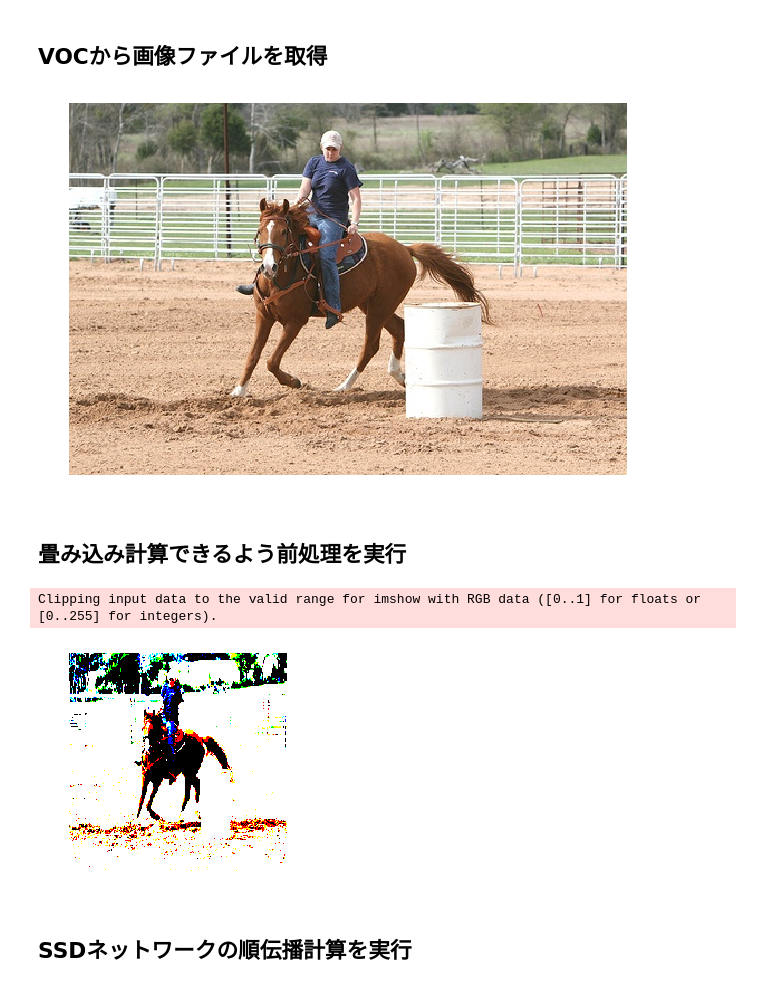
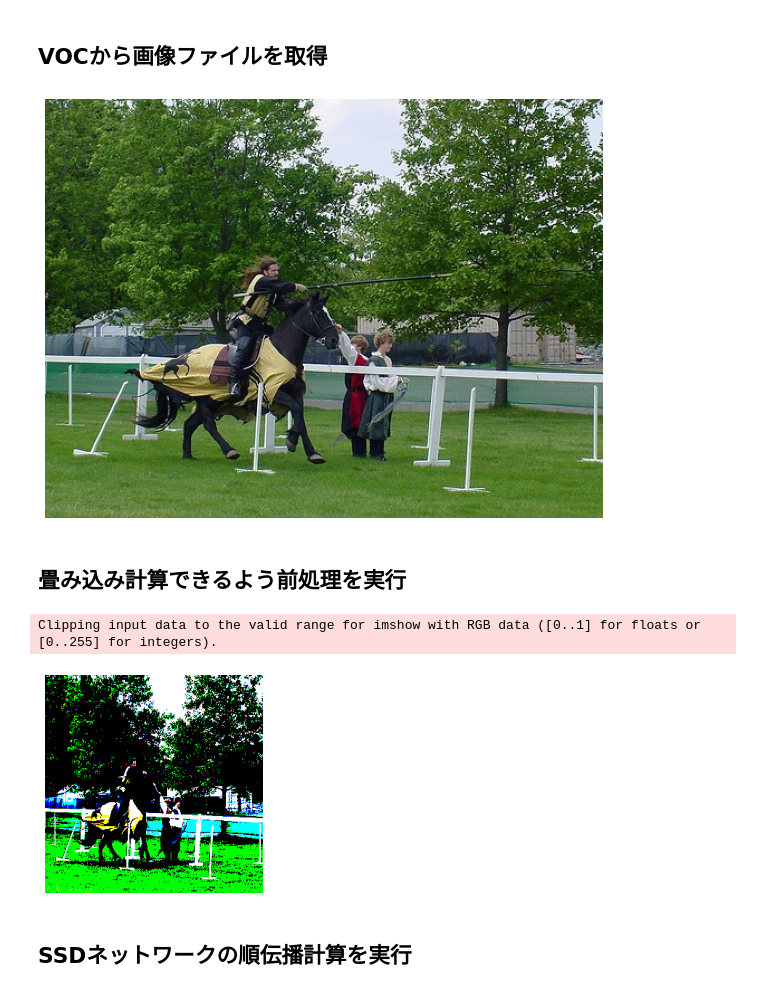
Before and after one commit to miyamotok0105/pytorch_handbook, a Jupyter notebook: chapter7/demo/section7_9.ipynb, the cells around one changed output. Cells and saved outputs as stored; diff of their text form; code cells hidden in the pictures.

```diff
--- a/chapter7/demo/section7_9.ipynb
+++ b/chapter7/demo/section7_9.ipynb
@@ -134,23 +133,26 @@ SSD(
 # %%
 %matplotlib inline
 from matplotlib import pyplot as plt
 
 from data import VOCDetection, VOC_ROOT, VOCAnnotationTransform
 # here we specify year (07 or 12) and dataset ('test', 'val', 'train')
-testset = VOCDetection(VOC_ROOT, [('2007', 'test')], None, VOCAnnotationTransform())
+# 読込み画像ファイルの引数を'test'から'val'に変更
+# 本と同じ画像を表示する場合はsection7_4.ipynbで引数'test'のVOCデータをダウンロードすること
+#testset = VOCDetection(VOC_ROOT, [('2007', 'test')], None, VOCAnnotationTransform())
+testset = VOCDetection(VOC_ROOT, [('2007', 'val')], None, VOCAnnotationTransform())
 # クラスVOCDetectionはindexをキーに画像を取得する
-img_id = 2586
+img_id = 2
 image = testset.pull_image(img_id)
 
 # cv2のチャンネルの順番はBGR（青、緑、赤）なので、RGB（赤、緑、青）に入れ替える
 rgb_image = cv2.cvtColor(image, cv2.COLOR_BGR2RGB)
 # View the sampled input image before transform
 plt.figure(figsize=(10,10))
 plt.imshow(rgb_image)
 plt.axis('off')
 plt.show()
 # %% [output]
-[figure, old version]
+[figure, new version]
 # %% [markdown]
 ## 畳み込み計算できるよう前処理を実行
 # %%
@@ -167,7 +169,7 @@ plt.imshow(x)
 x = torch.from_numpy(x).permute(2, 0, 1)
 # %% [output]
 Clipping input data to the valid range for imshow with RGB data ([0..1] for floats or [0..255] for integers).
-[figure, old version]
+[figure, new version]
 # %% [markdown]
 ## SSDネットワークの順伝播計算を実行
 # %%
```
Also changed, not shown: parts of 5 cells of this notebook.
